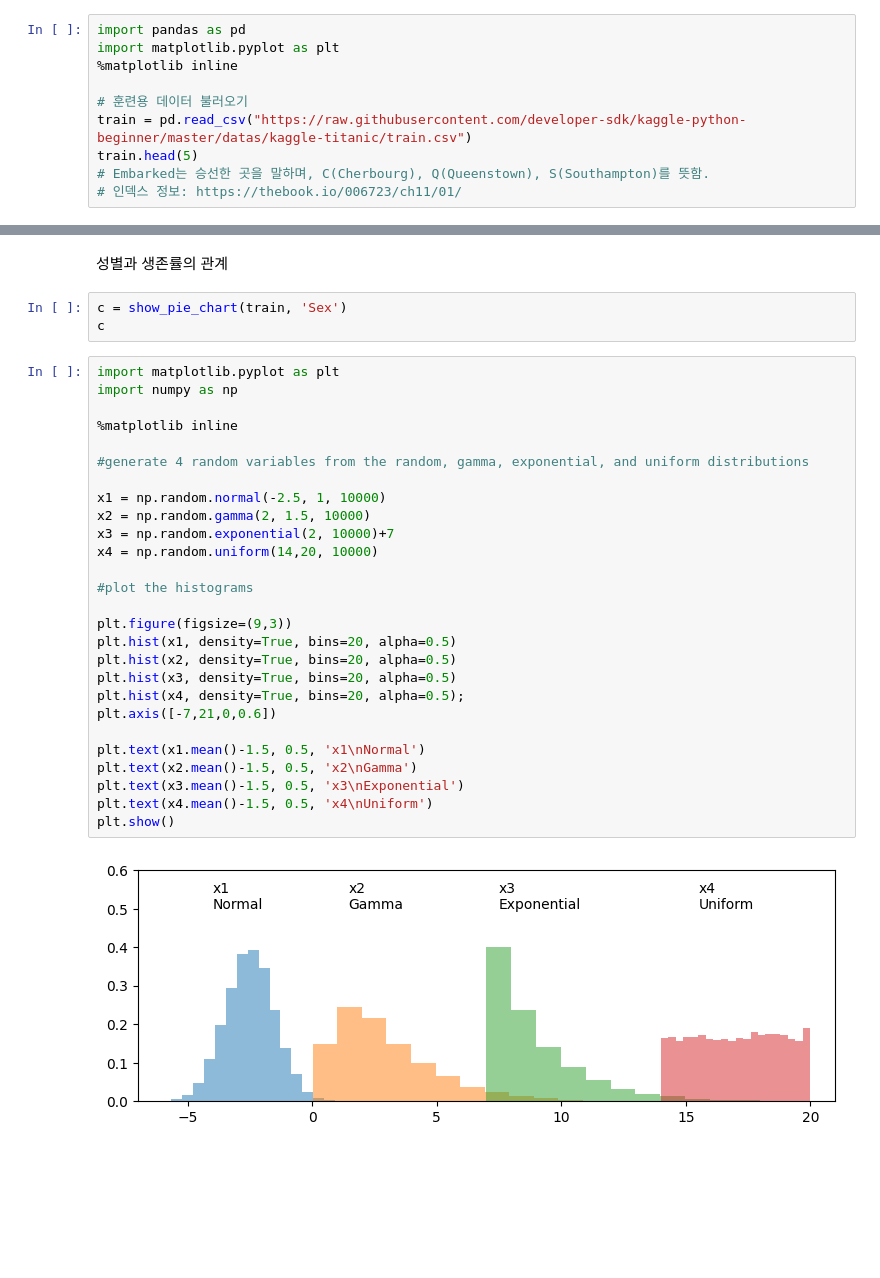
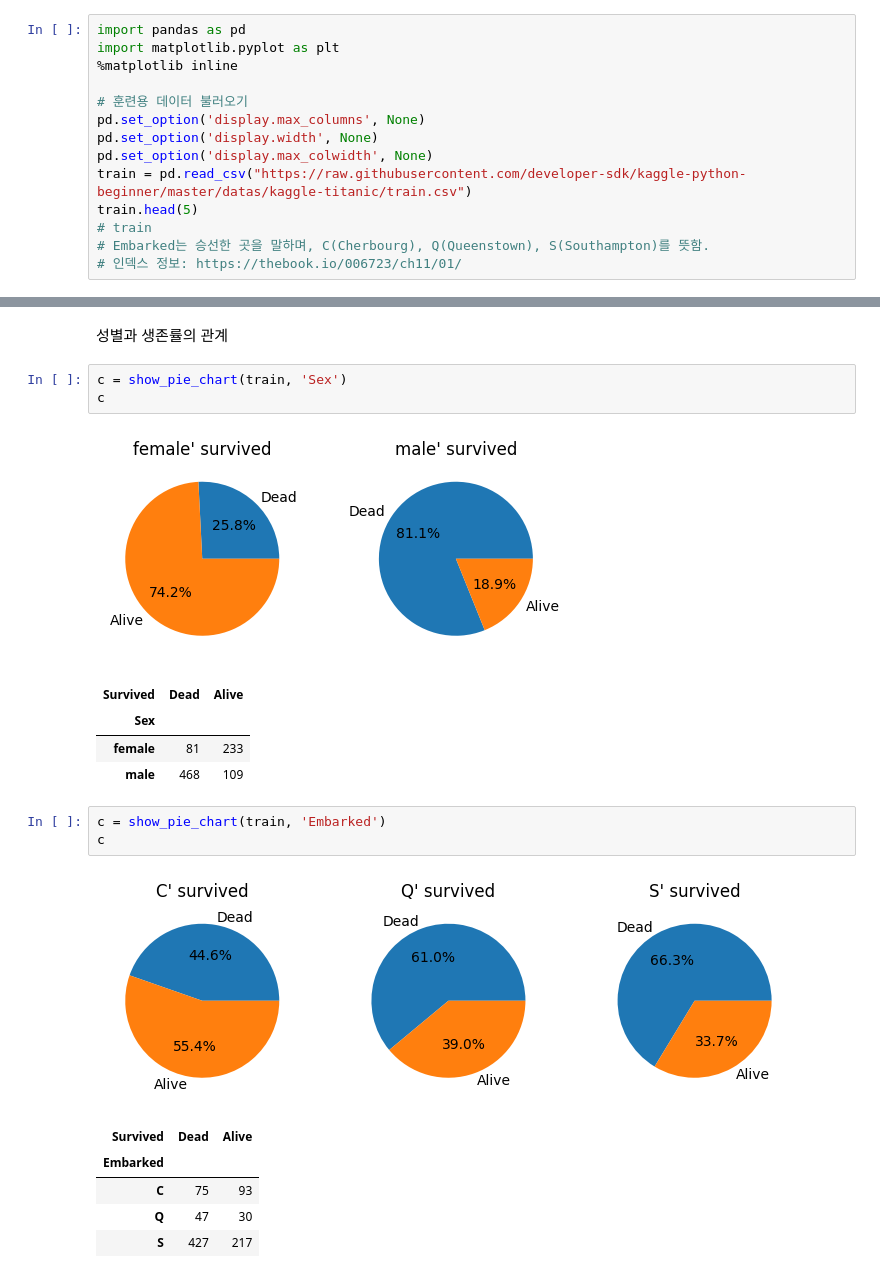
Before and after one commit to salmonsush/kaggle-titanic, a Jupyter notebook: main.ipynb, the cells around one changed output, grey strips where cells are left out. Saved outputs shown, nothing was run; the diff lists cells and outputs as text; blank space fills up the shorter version.

```diff
--- a/main.ipynb
+++ b/main.ipynb
@@ -4,8 +4,12 @@ import matplotlib.pyplot as plt
 %matplotlib inline
 
 # 훈련용 데이터 불러오기
+pd.set_option('display.max_columns', None)
+pd.set_option('display.width', None)
+pd.set_option('display.max_colwidth', None)
 train = pd.read_csv("https://raw.githubusercontent.com/developer-sdk/kaggle-python-beginner/master/datas/kaggle-titanic/train.csv")
 train.head(5)
+# train
 # Embarked는 승선한 곳을 말하며, C(Cherbourg), Q(Queenstown), S(Southampton)를 뜻함.
 # 인덱스 정보: https://thebook.io/006723/ch11/01/
 # %% [output]
@@ -105,32 +71,19 @@ TypeError: subplots() takes from 0 to 2 positional arguments but 3 were given
 # %%
 c = show_pie_chart(train, 'Sex')
 c
+# %% [output]
+[figure, added]
+| Survived | Dead | Alive |
+| Sex |  |  |
+| female | 81 | 233 |
+| male | 468 | 109 |
-# %%
-import matplotlib.pyplot as plt
-import numpy as np
-
-%matplotlib inline
-
-#generate 4 random variables from the random, gamma, exponential, and uniform distributions
-
-x1 = np.random.normal(-2.5, 1, 10000)
-x2 = np.random.gamma(2, 1.5, 10000)
-x3 = np.random.exponential(2, 10000)+7
-x4 = np.random.uniform(14,20, 10000)
-
-#plot the histograms
-
-plt.figure(figsize=(9,3))
-plt.hist(x1, density=True, bins=20, alpha=0.5)
-plt.hist(x2, density=True, bins=20, alpha=0.5)
-plt.hist(x3, density=True, bins=20, alpha=0.5)
-plt.hist(x4, density=True, bins=20, alpha=0.5);
-plt.axis([-7,21,0,0.6])
-
-plt.text(x1.mean()-1.5, 0.5, 'x1\nNormal')
-plt.text(x2.mean()-1.5, 0.5, 'x2\nGamma')
-plt.text(x3.mean()-1.5, 0.5, 'x3\nExponential')
-plt.text(x4.mean()-1.5, 0.5, 'x4\nUniform')
-plt.show()
-# %% [output]
-[figure, removed]
+# %%
+c = show_pie_chart(train, 'Embarked')
+c
+# %% [output]
+[figure, added]
+| Survived | Dead | Alive |
+| Embarked |  |  |
+| C | 75 | 93 |
+| Q | 47 | 30 |
+| S | 427 | 217 |
```
Also changed, not shown: parts of 11 cells of this notebook, 1 other file.
